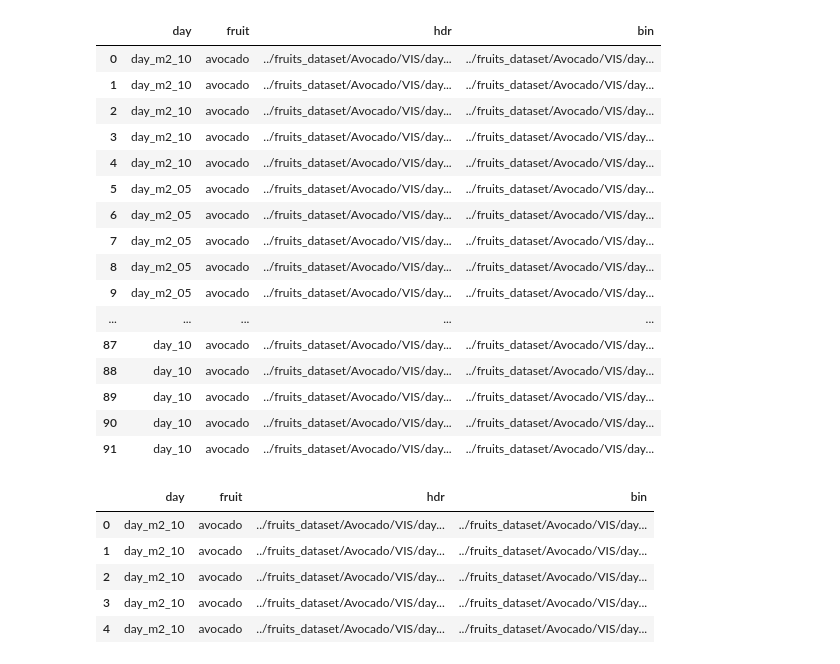
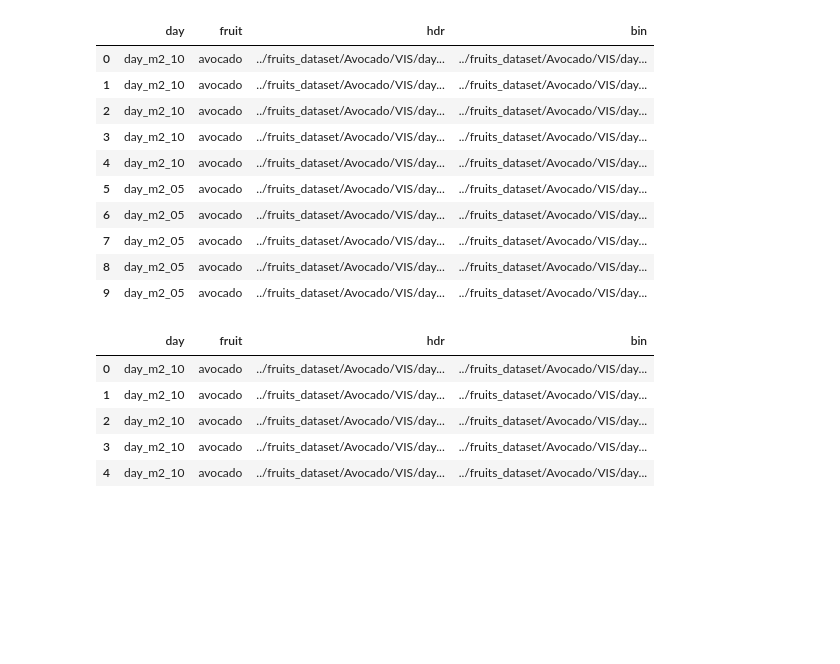
Before and after one commit to PyMati/FruitsClassificationFromHipespectralImages, a Jupyter notebook: robert-notebook.ipynb, the cells around one changed output. Saved outputs shown, nothing was run; the diff lists cells and outputs as text; code cells hidden in the pictures; blank space fills up the shorter version.

```diff
--- a/robert-notebook.ipynb
+++ b/robert-notebook.ipynb
@@ -71,25 +72,19 @@ anno_path = oobx_dir / 'annotations'
 val_json = anno_path / 'val_v2.json'
 # %%
 avocado = load_data(path, "avocado")
-avocado.head(100)
+avocado.head(10)
 # %% [output]
 |  | day | fruit | hdr | bin |
 | 0 | day_m2_10 | avocado | ../fruits_dataset/Avocado/VIS/day... | ../fruits_dataset/Avocado/VIS/day... |
 | 1 | day_m2_10 | avocado | ../fruits_dataset/Avocado/VIS/day... | ../fruits_dataset/Avocado/VIS/day... |
 | 2 | day_m2_10 | avocado | ../fruits_dataset/Avocado/VIS/day... | ../fruits_dataset/Avocado/VIS/day... |
 | 3 | day_m2_10 | avocado | ../fruits_dataset/Avocado/VIS/day... | ../fruits_dataset/Avocado/VIS/day... |
 | 4 | day_m2_10 | avocado | ../fruits_dataset/Avocado/VIS/day... | ../fruits_dataset/Avocado/VIS/day... |
 | 5 | day_m2_05 | avocado | ../fruits_dataset/Avocado/VIS/day... | ../fruits_dataset/Avocado/VIS/day... |
 | 6 | day_m2_05 | avocado | ../fruits_dataset/Avocado/VIS/day... | ../fruits_dataset/Avocado/VIS/day... |
 | 7 | day_m2_05 | avocado | ../fruits_dataset/Avocado/VIS/day... | ../fruits_dataset/Avocado/VIS/day... |
 | 8 | day_m2_05 | avocado | ../fruits_dataset/Avocado/VIS/day... | ../fruits_dataset/Avocado/VIS/day... |
 | 9 | day_m2_05 | avocado | ../fruits_dataset/Avocado/VIS/day... | ../fruits_dataset/Avocado/VIS/day... |
-| ... | ... | ... | ... | ... |
-| 87 | day_10 | avocado | ../fruits_dataset/Avocado/VIS/day... | ../fruits_dataset/Avocado/VIS/day... |
-| 88 | day_10 | avocado | ../fruits_dataset/Avocado/VIS/day... | ../fruits_dataset/Avocado/VIS/day... |
-| 89 | day_10 | avocado | ../fruits_dataset/Avocado/VIS/day... | ../fruits_dataset/Avocado/VIS/day... |
-| 90 | day_10 | avocado | ../fruits_dataset/Avocado/VIS/day... | ../fruits_dataset/Avocado/VIS/day... |
-| 91 | day_10 | avocado | ../fruits_dataset/Avocado/VIS/day... | ../fruits_dataset/Avocado/VIS/day... |
 # %%
 paths = load_data(path, 'avocado')
 df = pd.DataFrame.from_dict(paths)
```
Also changed, not shown: parts of 8 cells of this notebook.
